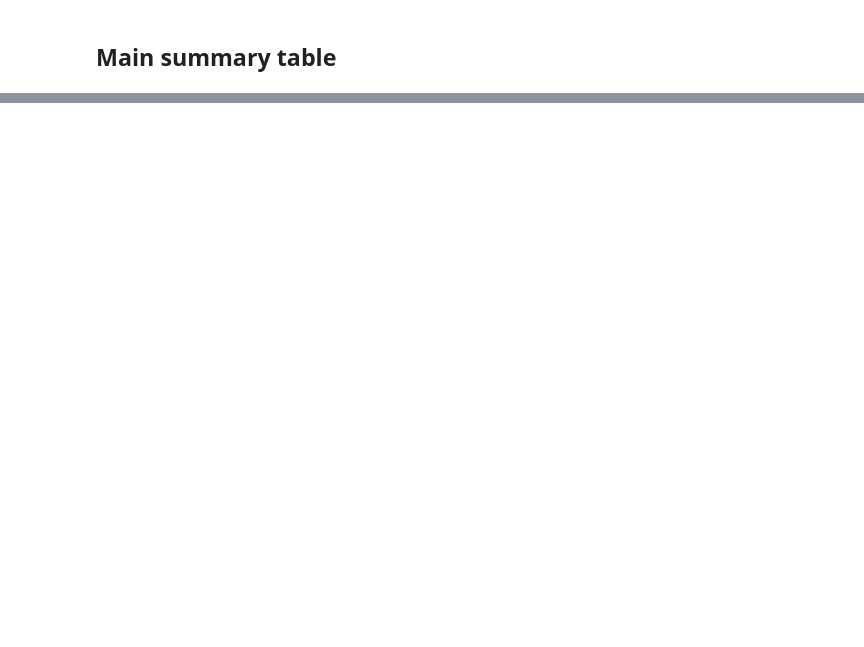
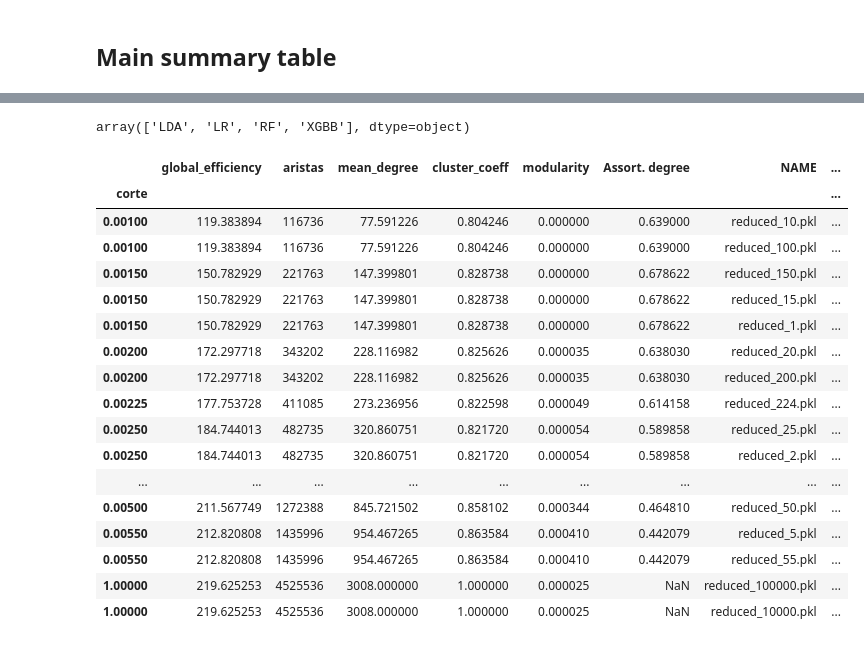
Before and after one commit to AzaelCC/Credit-Risk-Explainable-ML, a Jupyter notebook: src/GraphAnalysis_jobs/SummaryTable.ipynb, the cells around one changed output, grey strips where cells are left out. Drawn from its saved outputs; the diff is of its cells as text; code cells hidden in the pictures; blank space fills up the shorter version.

```diff
--- a/src/GraphAnalysis_jobs/SummaryTable.ipynb
+++ b/src/GraphAnalysis_jobs/SummaryTable.ipynb
@@ -275,0 +197,26 @@ stats_df = stats_df.sort_values(['modelo', 'corte']).set_index(['modelo', 'corte
+# %%
+np.unique(stats_df.index.get_level_values(0))
+# %% [output]
+array(['LDA', 'LR', 'RF', 'XGBB'], dtype=object)
+# %%
+stats_df.loc['LDA']
+# De .005 en .005
+# %% [output]
+|  | global_efficiency | aristas | mean_degree | cluster_coeff | modularity | Assort. degree | NAME | ... |
+| corte |  |  |  |  |  |  |  | ... |
+| 0.00100 | 119.383894 | 116736 | 77.591226 | 0.804246 | 0.000000 | 0.639000 | reduced_10.pkl | ... |
+| 0.00100 | 119.383894 | 116736 | 77.591226 | 0.804246 | 0.000000 | 0.639000 | reduced_100.pkl | ... |
+| 0.00150 | 150.782929 | 221763 | 147.399801 | 0.828738 | 0.000000 | 0.678622 | reduced_150.pkl | ... |
+| 0.00150 | 150.782929 | 221763 | 147.399801 | 0.828738 | 0.000000 | 0.678622 | reduced_15.pkl | ... |
+| 0.00150 | 150.782929 | 221763 | 147.399801 | 0.828738 | 0.000000 | 0.678622 | reduced_1.pkl | ... |
+| 0.00200 | 172.297718 | 343202 | 228.116982 | 0.825626 | 0.000035 | 0.638030 | reduced_20.pkl | ... |
+| 0.00200 | 172.297718 | 343202 | 228.116982 | 0.825626 | 0.000035 | 0.638030 | reduced_200.pkl | ... |
+| 0.00225 | 177.753728 | 411085 | 273.236956 | 0.822598 | 0.000049 | 0.614158 | reduced_224.pkl | ... |
+| 0.00250 | 184.744013 | 482735 | 320.860751 | 0.821720 | 0.000054 | 0.589858 | reduced_25.pkl | ... |
+| 0.00250 | 184.744013 | 482735 | 320.860751 | 0.821720 | 0.000054 | 0.589858 | reduced_2.pkl | ... |
+| ... | ... | ... | ... | ... | ... | ... | ... | ... |
+| 0.00500 | 211.567749 | 1272388 | 845.721502 | 0.858102 | 0.000344 | 0.464810 | reduced_50.pkl | ... |
+| 0.00550 | 212.820808 | 1435996 | 954.467265 | 0.863584 | 0.000410 | 0.442079 | reduced_5.pkl | ... |
+| 0.00550 | 212.820808 | 1435996 | 954.467265 | 0.863584 | 0.000410 | 0.442079 | reduced_55.pkl | ... |
+| 1.00000 | 219.625253 | 4525536 | 3008.000000 | 1.000000 | 0.000025 | NaN | reduced_100000.pkl | ... |
+| 1.00000 | 219.625253 | 4525536 | 3008.000000 | 1.000000 | 0.000025 | NaN | reduced_10000.pkl | ... |
```
Also changed, not shown: parts of 19 cells of this notebook.
